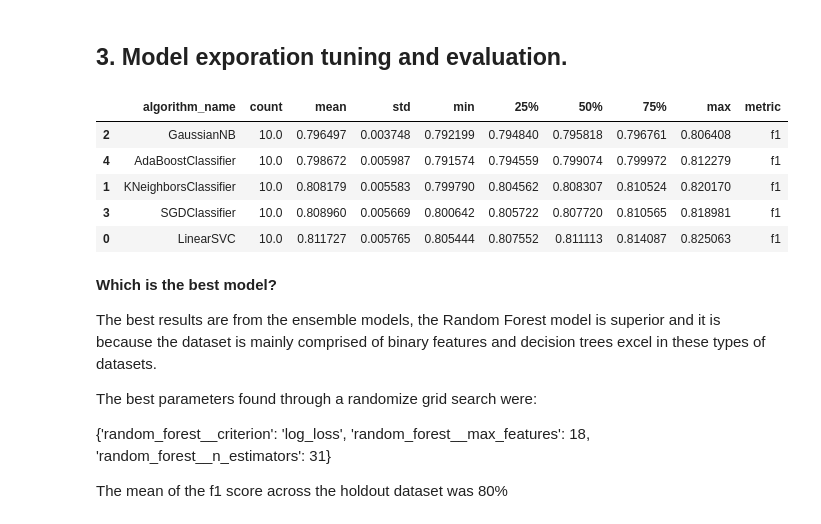
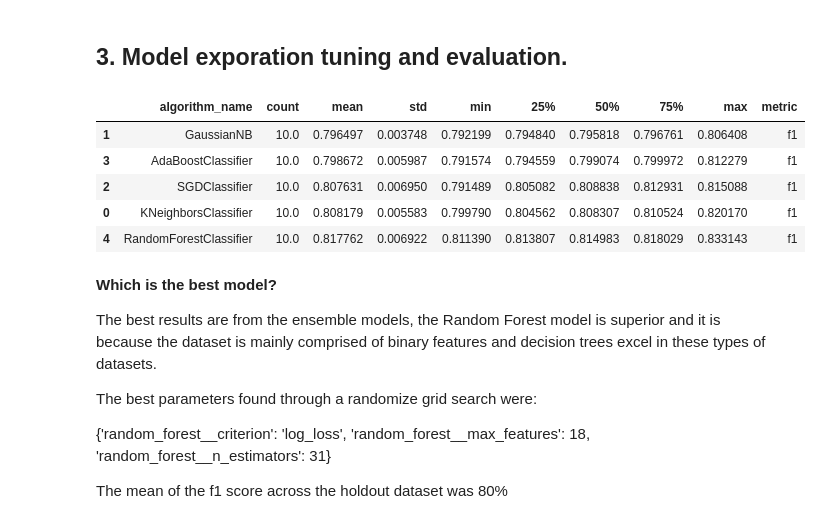
Before and after one commit to orangebacked/classification_task_1, a Jupyter notebook: EDA_and_model_training.ipynb, the cells around one changed output. Saved outputs shown, nothing was run; the diff lists cells and outputs as text; code cells hidden in the pictures.

```diff
--- a/EDA_and_model_training.ipynb
+++ b/EDA_and_model_training.ipynb
@@ -29,7 +29,7 @@ def calculate_chi2_contigency(df:pd.DataFrame, namevar1:str, namevar2:str) -> st
 
     return {"value":  value_test, "P-val": p_val, "degrees_freedom": degrees_freedom}
 
-def evaluate_models(metric_ = "f1", list_algos = [LinearSVC, GaussianNB, KNeighborsClassifier, RandomForestClassifier, AdaBoostClassifier], cv_ = 10):
+def evaluate_models(metric_ = "f1", list_algos = [], cv_ = 10):
     list_dicts = []
     for algorithms in list_algos:
         dict_results = {}
@@ -325,16 +325,16 @@ from sklearn.linear_model import SGDClassifier
 from sklearn.ensemble import AdaBoostClassifier
 from sklearn.model_selection import cross_val_score
 # %%
-df_results = evaluate_models(metric_ = "f1", list_algos = [LinearSVC, KNeighborsClassifier, GaussianNB,SGDClassifier, AdaBoostClassifier])
+df_results = evaluate_models(metric_ = "f1", list_algos = [KNeighborsClassifier, GaussianNB, SGDClassifier, AdaBoostClassifier, RandomForestClassifier])
 
-df_results.sort_values(by=['mean'])
+df_results.sort_values(by=['mean'],)
 # %% [output]
 |  | algorithm_name | count | mean | std | min | 25% | 50% | 75% | max | metric |
-| 2 | GaussianNB | 10.0 | 0.796497 | 0.003748 | 0.792199 | 0.794840 | 0.795818 | 0.796761 | 0.806408 | f1 |
-| 4 | AdaBoostClassifier | 10.0 | 0.798672 | 0.005987 | 0.791574 | 0.794559 | 0.799074 | 0.799972 | 0.812279 | f1 |
-| 1 | KNeighborsClassifier | 10.0 | 0.808179 | 0.005583 | 0.799790 | 0.804562 | 0.808307 | 0.810524 | 0.820170 | f1 |
-| 3 | SGDClassifier | 10.0 | 0.808960 | 0.005669 | 0.800642 | 0.805722 | 0.807720 | 0.810565 | 0.818981 | f1 |
-| 0 | LinearSVC | 10.0 | 0.811727 | 0.005765 | 0.805444 | 0.807552 | 0.811113 | 0.814087 | 0.825063 | f1 |
+| 1 | GaussianNB | 10.0 | 0.796497 | 0.003748 | 0.792199 | 0.794840 | 0.795818 | 0.796761 | 0.806408 | f1 |
+| 3 | AdaBoostClassifier | 10.0 | 0.798672 | 0.005987 | 0.791574 | 0.794559 | 0.799074 | 0.799972 | 0.812279 | f1 |
+| 2 | SGDClassifier | 10.0 | 0.807631 | 0.006950 | 0.791489 | 0.805082 | 0.808838 | 0.812931 | 0.815088 | f1 |
+| 0 | KNeighborsClassifier | 10.0 | 0.808179 | 0.005583 | 0.799790 | 0.804562 | 0.808307 | 0.810524 | 0.820170 | f1 |
+| 4 | RandomForestClassifier | 10.0 | 0.817762 | 0.006922 | 0.811390 | 0.813807 | 0.814983 | 0.818029 | 0.833143 | f1 |
 # %%
 from sklearn.model_selection import cross_val_score
 cross_val_score(RandomForestClassifier_estimator,  validation_set, y_, cv=10, scoring="f1")
```
Also changed, not shown: parts of 2 cells of this notebook, 2 other files.
